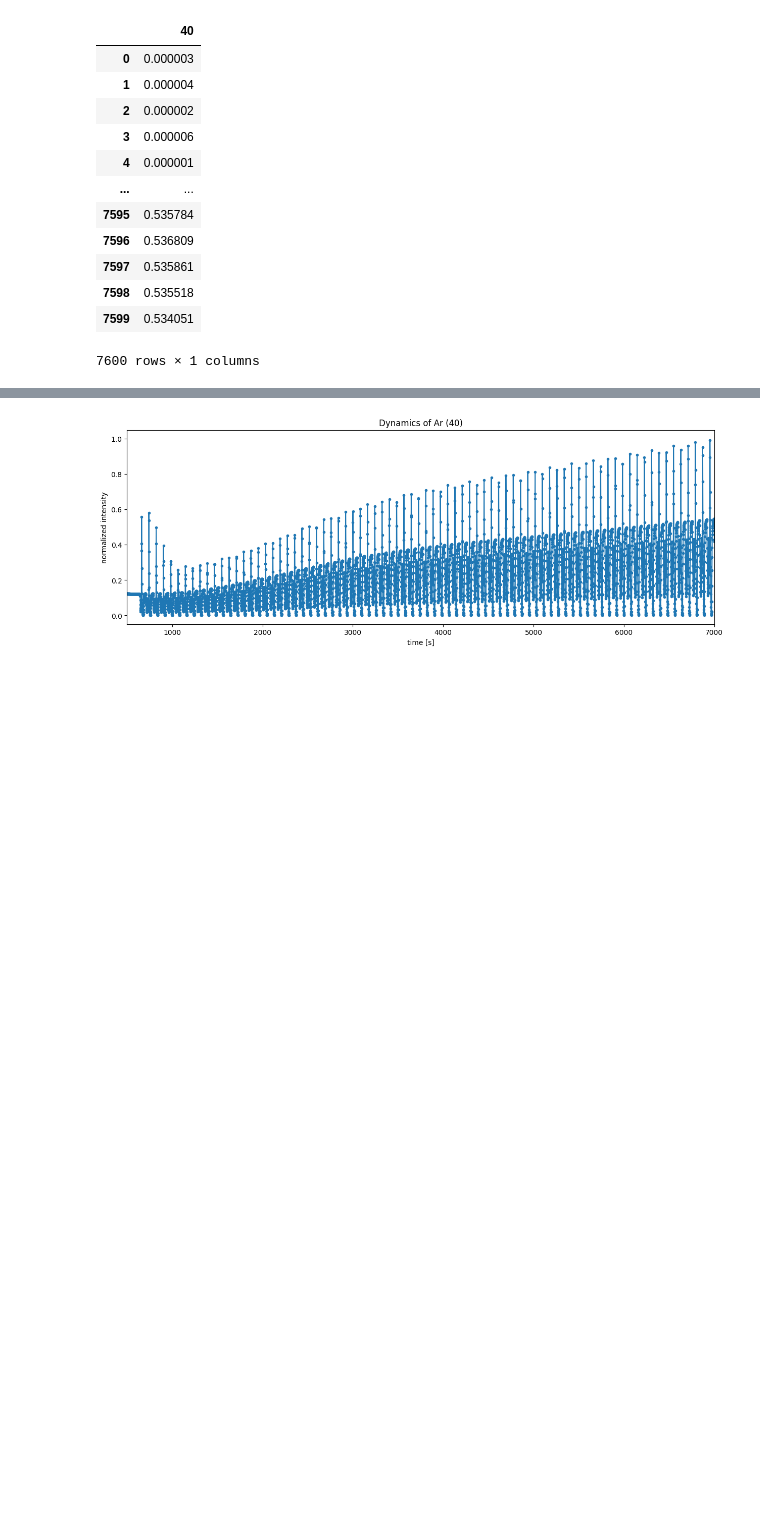
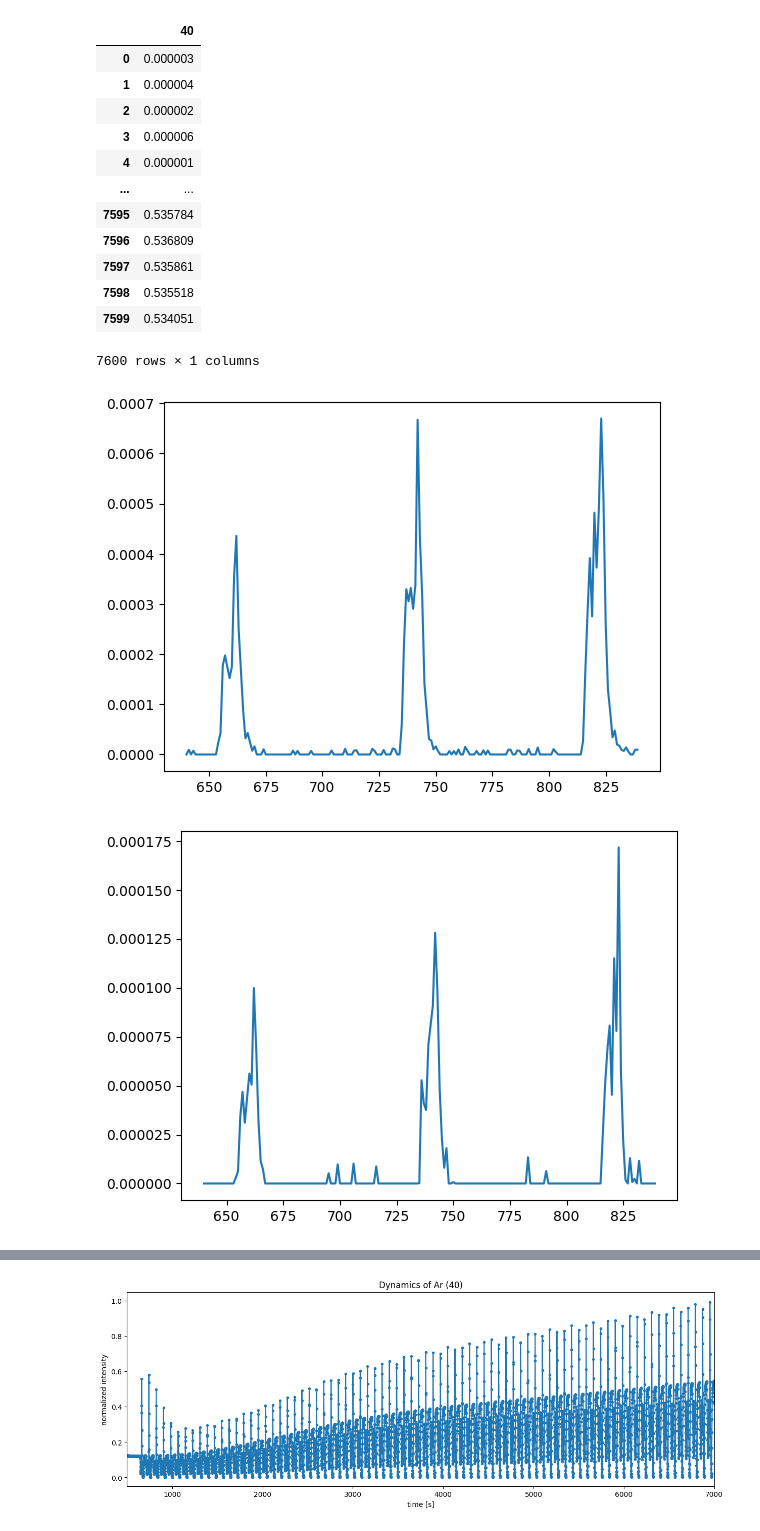
Before and after one commit to 24shiny/TOF_data, a Jupyter notebook: p2_cycle.ipynb, the cells around one changed output, grey strips where cells are left out. Saved outputs shown, nothing was run; the diff lists cells and outputs as text; code cells hidden in the pictures; blank space fills up the shorter version.

```diff
--- a/p2_cycle.ipynb
+++ b/p2_cycle.ipynb
@@ -153,3 +148,14 @@ category_df_scaled[0]
 | 7598 | 0.535518 |
 | 7599 | 0.534051 |
 7600 rows × 1 columns
+# %%
+# HCDS
+plt.plot(df.loc[:,268][640:840])
+plt.show()
+plt.plot(df.loc[:,269][640:840])
+plt.show()
+plt.plot((df.loc[:,268][640:840] + df.loc[:,269][640:840])/2)
+plt.show()
+# %% [output]
+[figure, added]
+[figure, added]
```
Also changed, not shown: parts of 11 cells of this notebook, 6 other files.
